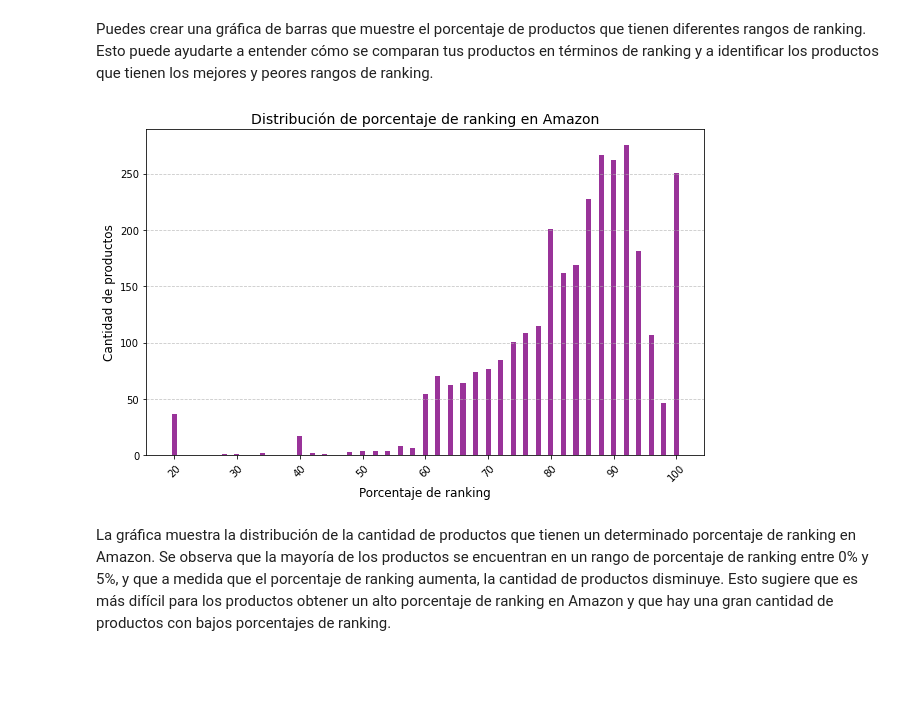
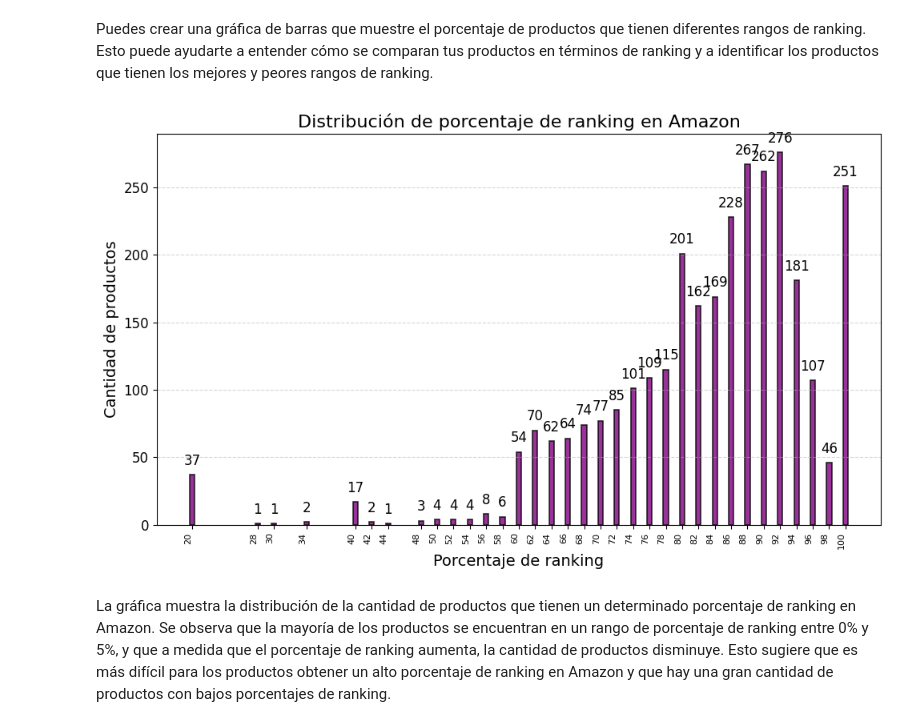
Before and after one commit to gustavopumachagua/Analisis_de_Monitores_Amazon, a Jupyter notebook: Estadisticas_Graficas.ipynb, the cells around one changed output. Saved outputs shown, nothing was run; the diff lists cells and outputs as text; code cells hidden in the pictures; blank space fills up the shorter version.

```diff
--- a/Estadisticas_Graficas.ipynb
+++ b/Estadisticas_Graficas.ipynb
@@ -206,26 +227,35 @@ Puedes crear una gráfica de barras que muestre el porcentaje de productos que t
 # %%
 import pandas as pd
 import matplotlib.pyplot as plt
 
 # Cargar los datos en un dataframe
 df = pd.read_csv('./data/productos_modificados.csv')
 
 # Contar la cantidad de productos que tienen cada porcentaje de ranking
-porcentaje_ranking = df['Porcentaje_Ranking'].value_counts()
+porcentaje_ranking = df['Porcentaje_Ranking'].value_counts().sort_index()
 
-# Crear una gráfica de barras
-fig, ax = plt.subplots(figsize=(10, 6))
-ax.bar(porcentaje_ranking.index, porcentaje_ranking.values,
-       color='purple', alpha=0.8)
-ax.set_xlabel('Porcentaje de ranking', fontsize=12)
-ax.set_ylabel('Cantidad de productos', fontsize=12)
-ax.set_title('Distribución de porcentaje de ranking en Amazon', fontsize=14)
-ax.grid(axis='y', linestyle='--', alpha=0.7)
-plt.xticks(fontsize=10, rotation=45)
-plt.yticks(fontsize=10)
+# Crear una gráfica de barras con estilo personalizado
+plt.figure(figsize=(10, 6))
+plt.bar(porcentaje_ranking.index, porcentaje_ranking.values,
+        color='purple', alpha=0.8, width=0.6, edgecolor='black', linewidth=1.2)
+
+plt.xlabel('Porcentaje de ranking', fontsize=14)
+plt.ylabel('Cantidad de productos', fontsize=14)
+plt.title('Distribución de porcentaje de ranking en Amazon', fontsize=16)
+plt.xticks(porcentaje_ranking.index, fontsize=8, rotation=90, ha='right')
+plt.yticks(fontsize=12)
+
+# Añadir etiquetas de datos encima de las barras
+for i, v in enumerate(porcentaje_ranking.values):
+    plt.text(porcentaje_ranking.index[i], v + 5, str(v), ha='center', va='bottom', fontsize=12)
+
+# Agregar una cuadrícula punteada para mejorar la legibilidad
+plt.grid(axis='y', linestyle='--', alpha=0.5)
+
+plt.tight_layout()
 plt.show()
 # %% [output]
-[figure, old version]
+[figure, new version]
 # %% [markdown]
 La gráfica muestra la distribución de la cantidad de productos que tienen un determinado porcentaje de ranking en Amazon. Se observa que la mayoría de los productos se encuentran en un rango de porcentaje de ranking entre 0% y 5%, y que a medida que el porcentaje de ranking aumenta, la cantidad de productos disminuye. Esto sugiere que es más difícil para los productos obtener un alto porcentaje de ranking en Amazon y que hay una gran cantidad de productos con bajos porcentajes de ranking.
 # %% [markdown]
```
Also changed, not shown: parts of 3 cells of this notebook, 1 other file.
